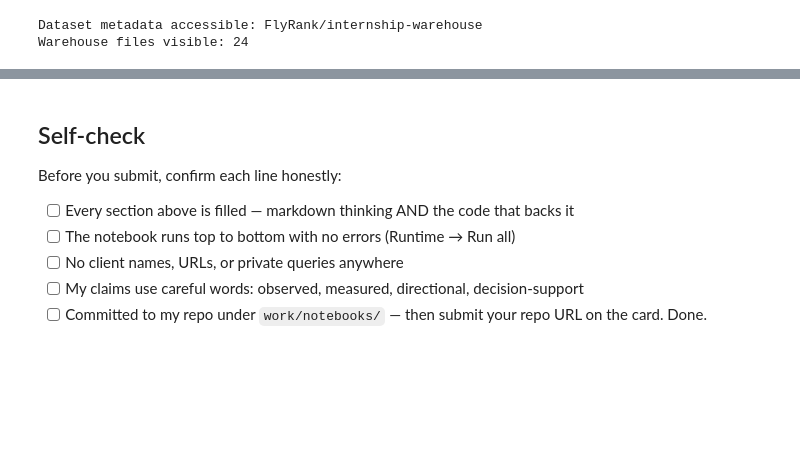
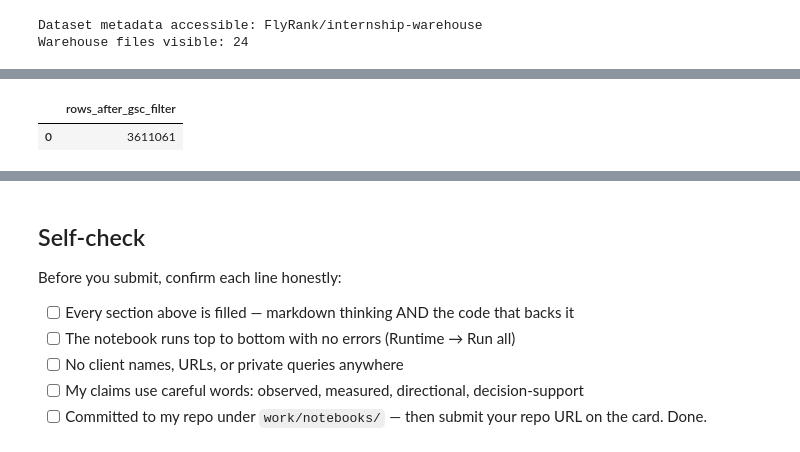
Before and after one commit to vishalseries7030/flyrank-ml-internship, a Jupyter notebook: work/notebooks/Copy_of_w03_data_contract (1).ipynb, the cells around one changed output, grey strips where cells are left out. Cells and saved outputs as stored; diff of their text form; code cells hidden in the pictures; blank space fills up the shorter version.

```diff
--- a/work/notebooks/Copy_of_w03_data_contract (1).ipynb
+++ b/work/notebooks/Copy_of_w03_data_contract (1).ipynb
@@ -713,0 +295,15 @@ Verification complete.
+# %%
+# Query 3: Count rows surviving the explicit GSC availability filter
+
+query3 = f"""
+SELECT
+    COUNT(*) AS rows_after_gsc_filter
+FROM read_parquet('{march_path}')
+WHERE gsc_data_available IS TRUE
+"""
+
+result3 = con.execute(query3).fetchdf()
+display(result3)
+# %% [output]
+|  | rows_after_gsc_filter |
+| 0 | 3611061 |
```
Also changed, not shown: parts of 43 cells of this notebook.
